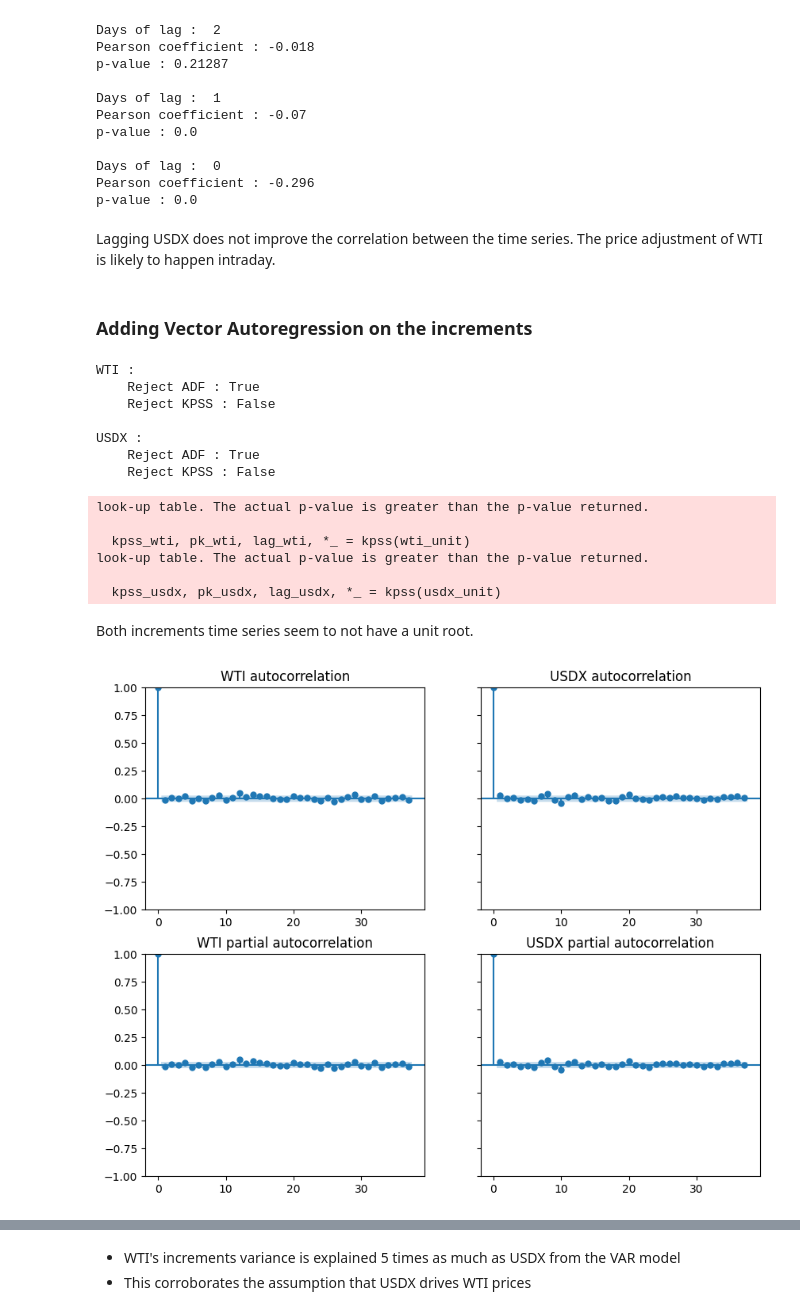
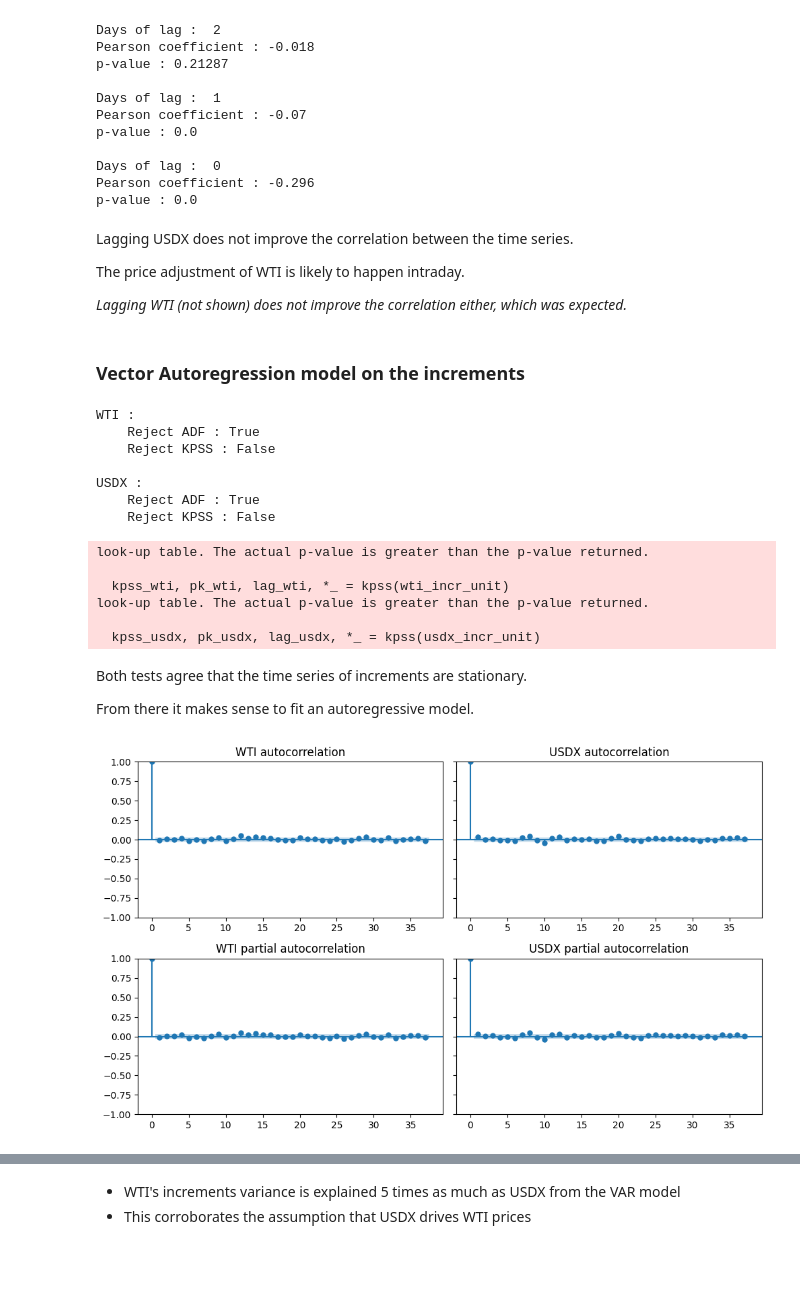
Before and after one commit to chataignault/irbackend, a Jupyter notebook: notebooks/WTI_DXY_correlation.ipynb, the cells around one changed output, grey strips where cells are left out. Drawn from its saved outputs; the diff is of its cells as text; code cells hidden in the pictures; blank space fills up the shorter version.

```diff
--- a/notebooks/WTI_DXY_correlation.ipynb
+++ b/notebooks/WTI_DXY_correlation.ipynb
@@ -284,5 +285,5 @@ mean = df.select(pl.exclude("date").mean()).collect()
 # %%
-EPS = 0.1
+EPS = 0.1  # clip negative prices
 
 df_increments = df.with_columns(
     pl.exclude("date").clip(lower_bound=EPS).log().diff()
@@ -309,19 +310,8 @@ print(f"Number of days joined : {df_increments.select(pl.len()).collect().item()
 
 df_p = df_increments.collect().to_pandas().set_index("date")
 
-# df_no_nans = df_increments.drop_nulls()
-
-# wti_np = df_no_nans.select(pl.col("WTI spot")).collect().to_numpy().T[0]
-# usdx_np = df_no_nans.select(pl.col("USDX")).collect().to_numpy().T[0]
-
-# wti_unit = (wti_np - np.mean(wti_np)) / np.std(wti_np)
-# usdx_unit = (usdx_np - np.mean(usdx_np)) / np.std(usdx_np)
-wti_unit = df_p["WTI spot"]
-usdx_unit = df_p["USDX"]
-
-# # wti_unit = np.clip(wti_unit, -2., 2.)
-
-# wti_unit = (wti_unit - np.mean(wti_unit)) / np.std(wti_unit)
+wti_incr_unit = df_p["WTI spot"]
+usdx_incr_unit = df_p["USDX"]
 # %% [output]
 Number of days joined : 4789
 # %%
@@ -381,7 +378,10 @@ Pearson coefficient : -0.296
 p-value : 0.0
 # %% [markdown]
 Lagging USDX does not improve the correlation between the time series.
+
 The price adjustment of WTI is likely to happen intraday.
+
+*Lagging WTI (not shown) does not improve the correlation either, which was expected.*
 # %% [markdown]
-### Adding Vector Autoregression on the increments
+### Vector Autoregression model on the increments
 # %%
@@ -390,8 +390,8 @@ The price adjustment of WTI is likely to happen intraday.
 # %%
-adf_wti, p_wti, lag_wti, *_ = adfuller(wti_unit)
-adf_usdx, p_usdx, lag_usdx, *_ = adfuller(usdx_unit)
-kpss_wti, pk_wti, lag_wti, *_ = kpss(wti_unit)
-kpss_usdx, pk_usdx, lag_usdx, *_ = kpss(usdx_unit)
+adf_wti, p_wti, lag_wti, *_ = adfuller(wti_incr_unit)
+adf_usdx, p_usdx, lag_usdx, *_ = adfuller(usdx_incr_unit)
+kpss_wti, pk_wti, lag_wti, *_ = kpss(wti_incr_unit)
+kpss_usdx, pk_usdx, lag_usdx, *_ = kpss(usdx_incr_unit)
 
 confidence_level = 0.01
 
@@ -414,21 +414,27 @@ USDX :
     Reject KPSS : False
 look-up table. The actual p-value is greater than the p-value returned.
 
-  kpss_wti, pk_wti, lag_wti, *_ = kpss(wti_unit)
+  kpss_wti, pk_wti, lag_wti, *_ = kpss(wti_incr_unit)
 look-up table. The actual p-value is greater than the p-value returned.
 
-  kpss_usdx, pk_usdx, lag_usdx, *_ = kpss(usdx_unit)
+  kpss_usdx, pk_usdx, lag_usdx, *_ = kpss(usdx_incr_unit)
 # %% [markdown]
-Both increments time series seem to not have a unit root.
+Both tests agree that the time series of increments are stationary.
+
+From there it makes sense to fit an autoregressive model.
 # %%
-fig, axs = plt.subplots(ncols=2, nrows=2, figsize=(10, 8), sharey=True)
+fig, axs = plt.subplots(ncols=2, nrows=2, figsize=(10, 6), sharey=True)
 
-_ = plot_acf(wti_unit, ax=axs[0][0], title="WTI autocorrelation", auto_ylims=True)
-_ = plot_acf(usdx_unit, ax=axs[0][1], title="USDX autocorrelation", auto_ylims=True)
-_ = plot_pacf(wti_unit, ax=axs[1][0], title="WTI partial autocorrelation")
-_ = plot_pacf(usdx_unit, ax=axs[1][1], title="USDX partial autocorrelation")
+_ = plot_acf(wti_incr_unit, ax=axs[0][0], title="WTI autocorrelation", auto_ylims=True)
+_ = plot_acf(
+    usdx_incr_unit, ax=axs[0][1], title="USDX autocorrelation", auto_ylims=True
+)
+_ = plot_pacf(wti_incr_unit, ax=axs[1][0], title="WTI partial autocorrelation")
+_ = plot_pacf(usdx_incr_unit, ax=axs[1][1], title="USDX partial autocorrelation")
+
+fig.tight_layout()
 # %% [output]
-[figure, old version]
+[figure, new version]
 # %%
 model = VAR(df_p)
 var_res = model.fit()
```
Also changed, not shown: parts of 31 cells of this notebook.
